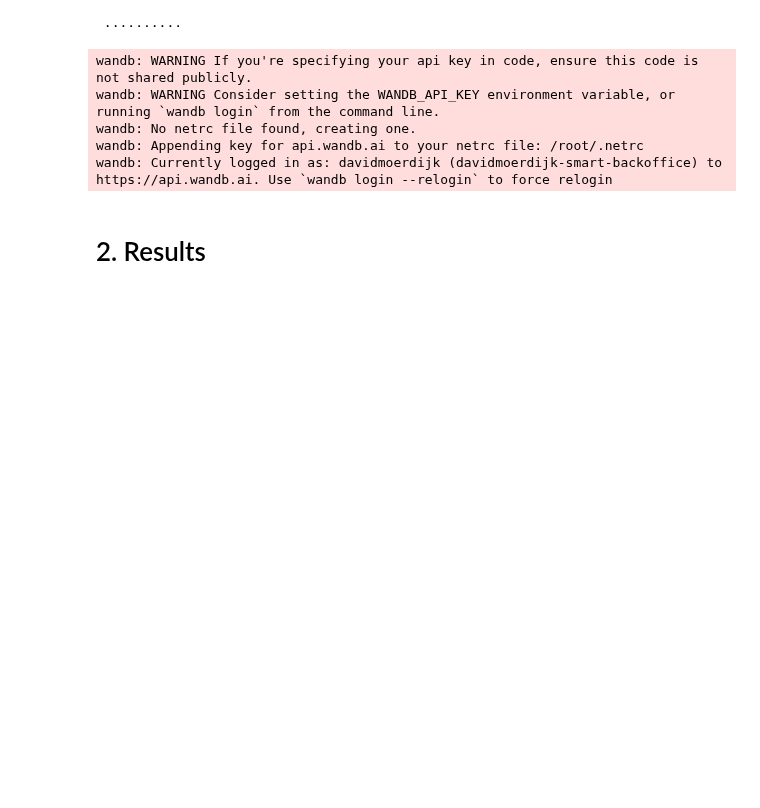
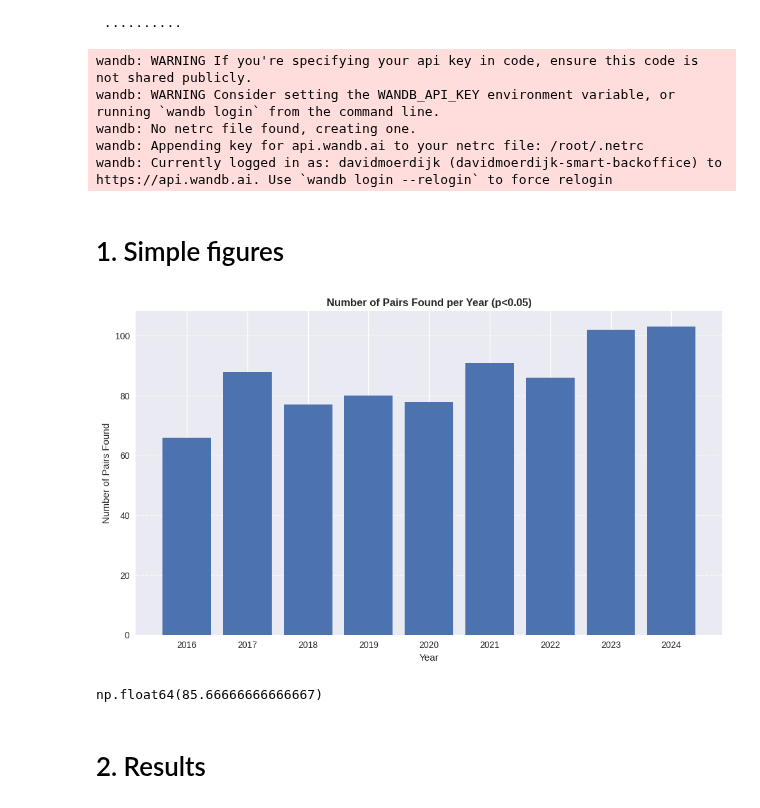
Before and after one commit to maviddoerdijk/bsc-thesis, a Jupyter notebook: exp/end_results_sup_analysis_test_mse_profitability.ipynb, the cells around one changed output. Cells and saved outputs as stored; diff of their text form; code cells hidden in the pictures; blank space fills up the shorter version.

```diff
--- a/exp/end_results_sup_analysis_test_mse_profitability.ipynb
+++ b/exp/end_results_sup_analysis_test_mse_profitability.ipynb
@@ -164,6 +164,47 @@ wandb: WARNING Consider setting the WANDB_API_KEY environment variable, or runni
 wandb: No netrc file found, creating one.
 wandb: Appending key for api.wandb.ai to your netrc file: /root/.netrc
 wandb: Currently logged in as: davidmoerdijk (davidmoerdijk-smart-backoffice) to https://api.wandb.ai. Use `wandb login --relogin` to force relogin
+# %% [markdown]
+# 1. Simple figures
+# %%
+### Year-specific data ###
+startDateStr = '2008-01-01'
+n_pairs_found = []
+for end_year in range(2016, 2025):
+  endDateStr = f'{end_year}-12-31'
+  startDateStrTest = f'{end_year}-01-01'
+  endDateStrTest = f'{end_year}-12-31'
+  train_frac, dev_frac = _get_train_dev_frac(startDateStr, endDateStr, startDateStrTest, endDateStrTest)
+
+  instrumentIdsNASDAQandNYSE = load_cached_etf_tickers()
+  data = gather_data_cached_using_truncate(startDateStr, endDateStr, instrumentIdsNASDAQandNYSE, cache_dir='../src/data/cache')
+  data_close_filtered_1, data_open_filtered_1, data_high_filtered_1, data_low_filtered_1, data_vol_filtered_1, data_original_format_filtered_1 = step_1_filter_remove_nans(data['close'], data['open'], data['high'], data['low'], data['vol'], data)
+  data_close_filtered_2, data_open_filtered_2, data_high_filtered_2, data_low_filtered_2, data_vol_filtered_2, data_original_format_filtered_2 = step_2_filter_liquidity(data_close_filtered_1, data_open_filtered_1, data_high_filtered_1, data_low_filtered_1, data_vol_filtered_1, data_original_format_filtered_1)
+
+  pairs_data_filtered = gather_pairs_data_cached(startDateStr, endDateStr, instrumentIdsNASDAQandNYSE, cache_dir='../src/data/cache')
+  n_pairs_found.append(len(pairs_data_filtered))
+# %%
+import matplotlib.pyplot as plt
+
+# Example data, replace with your actual variables
+years = list(range(2016, 2025))
+pair_counts = n_pairs_found  # This comes from your loop
+
+plt.figure(figsize=(10, 6))
+plt.bar(years, pair_counts)
+plt.xlabel("Year")
+plt.ylabel("Number of Pairs Found")
+plt.title("Number of Pairs Found per Year (p<0.05)", fontweight='bold')
+plt.xticks(years)
+plt.grid(axis='y', linestyle='--', alpha=0.7)
+plt.tight_layout()
+plt.show()
+# %% [output]
+[figure, added]
+# %%
+np.mean(pair_counts)
+# %% [output]
+np.float64(85.66666666666667)
 # %% [markdown]
 # 2. Results
 # %%
```
Also changed, not shown: parts of 7 cells of this notebook.
